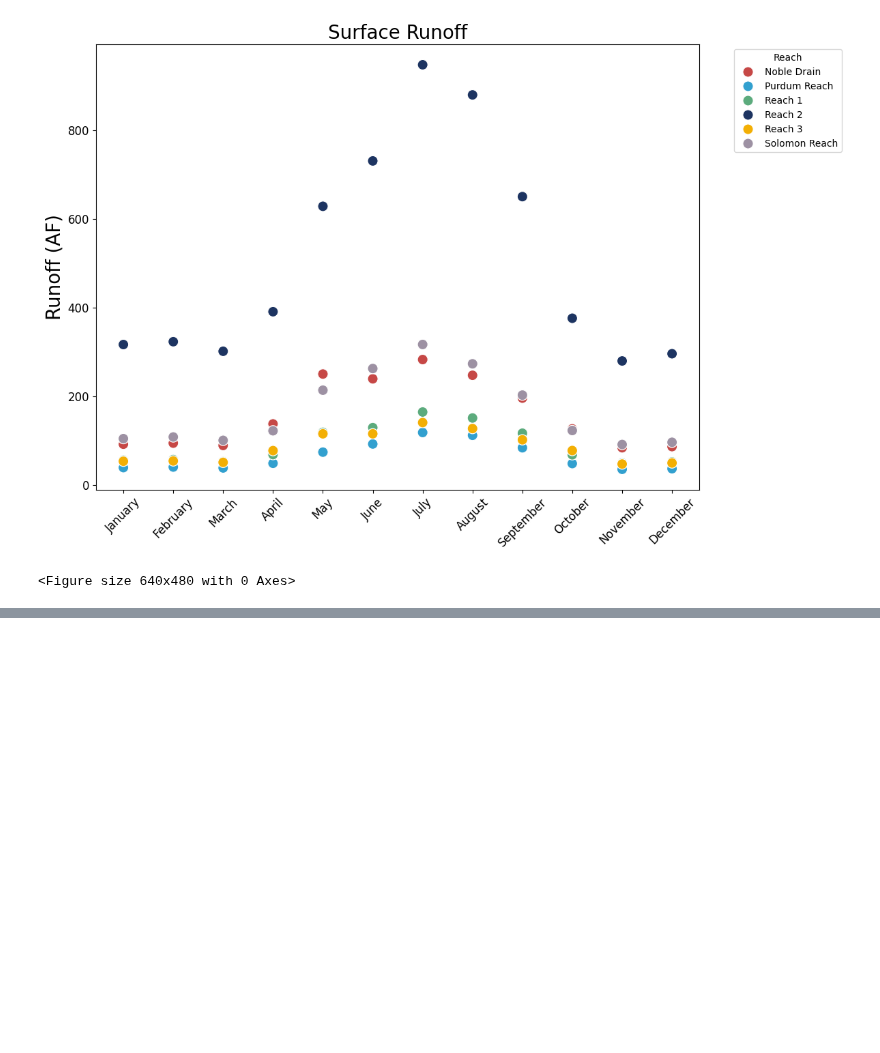
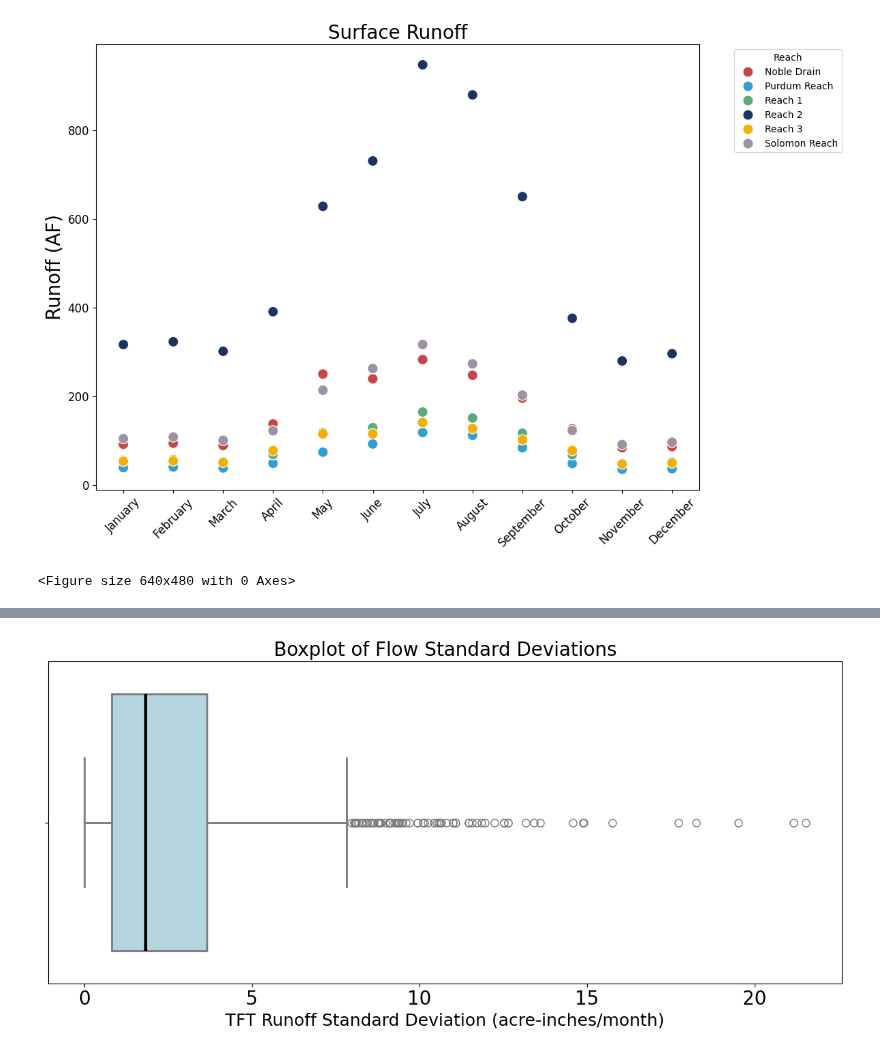
Before and after one commit to carlibeisel/mason_water_budget, a Jupyter notebook: 05_reach_irrigation_runoff.ipynb, the cells around one changed output, grey strips where cells are left out. Drawn from its saved outputs; the diff is of its cells as text; code cells hidden in the pictures; blank space fills up the shorter version.

```diff
--- a/05_reach_irrigation_runoff.ipynb
+++ b/05_reach_irrigation_runoff.ipynb
@@ -263,0 +282,25 @@ plt.show()
+# %%
+# ----------------------------- #
+# Boxplot of standard devitions
+# ----------------------------- #
+
+stddev = pd.read_csv("/content/drive/MyDrive/Data/Mason Water Budget/data_input/irrigation_runoff/FWT Files/mason_creek_flow_sd_4feb2025.csv")
+
+plt.figure(figsize=(12, 6))
+sns.boxplot(
+    x=stddev['flow_sd'].dropna(),
+    color='lightblue',
+    linewidth=2,
+    fliersize=8,
+    medianprops=dict(color='black', linewidth=3)
+)
+
+plt.xticks(fontsize=20)
+plt.xlabel("TFT Runoff Standard Deviation (acre-inches/month)", fontsize=18)
+plt.ylabel("", fontsize=18)
+plt.title("Boxplot of Flow Standard Deviations", fontsize=20)
+
+plt.tight_layout()
+plt.show()
+# %% [output]
+[figure, added]
```
Also changed, not shown: parts of 7 cells of this notebook.
